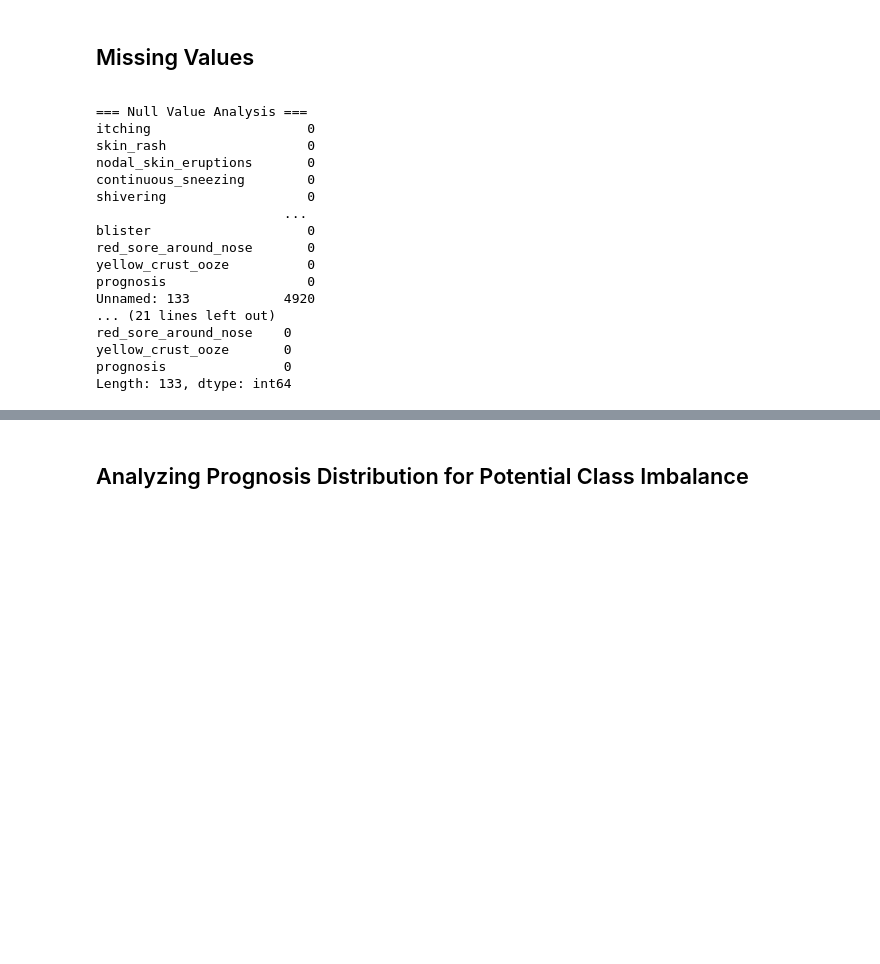
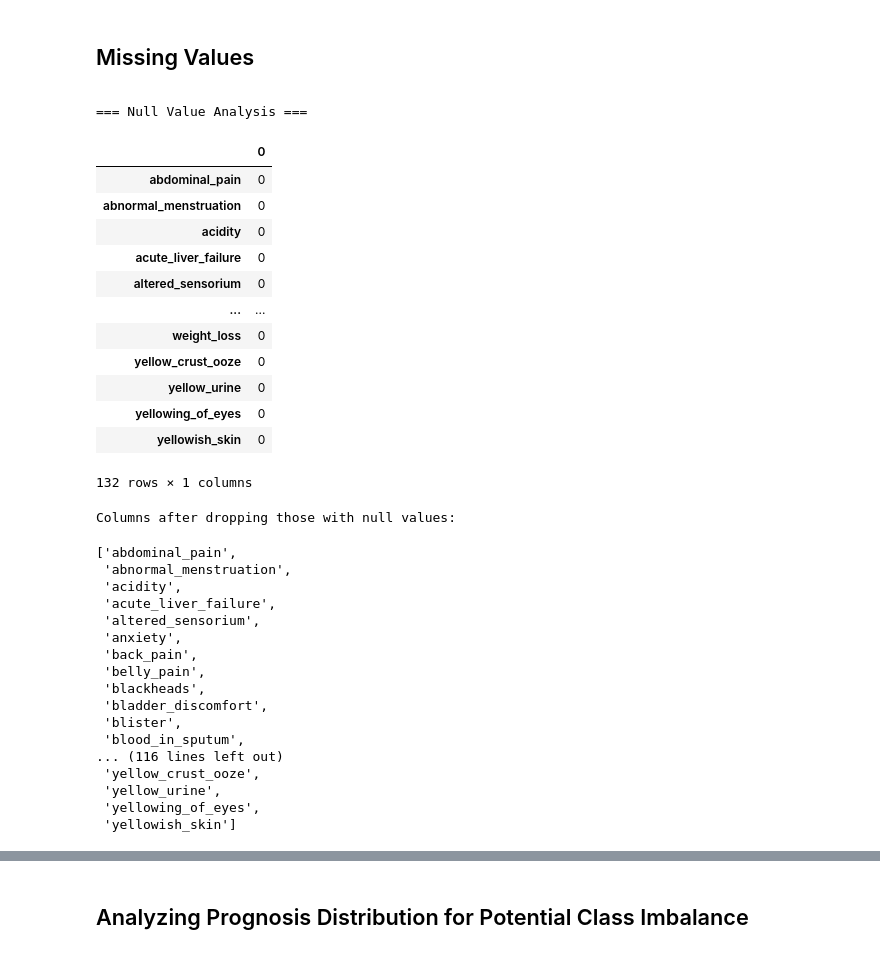
Before and after one commit to franklinen/disease_prediction, a Jupyter notebook: exploratory_analysis.ipynb, the cells around one changed output, grey strips where cells are left out. Drawn from its saved outputs; the diff is of its cells as text; code cells hidden in the pictures; blank space fills up the shorter version.

Commit message:
Slight alterations to output in exploratory analysis notebook.

```diff
--- a/exploratory_analysis.ipynb
+++ b/exploratory_analysis.ipynb
@@ -143,36 +155,47 @@ None
 # %% [markdown]
 ## Missing Values
 <a id="Missing-Values"></a>
+# %%
+# Check for null values
+print("\n=== Null Value Analysis ===")
+null_values = train_data.isnull().sum()
+null_values.to_frame()
+# %% [output]
+=== Null Value Analysis ===
+|  | 0 |
+| abdominal_pain | 0 |
+| abnormal_menstruation | 0 |
+| acidity | 0 |
+| acute_liver_failure | 0 |
+| altered_sensorium | 0 |
+| ... | ... |
+| weight_loss | 0 |
+| yellow_crust_ooze | 0 |
+| yellow_urine | 0 |
+| yellowing_of_eyes | 0 |
+| yellowish_skin | 0 |
+132 rows × 1 columns
 # %%
-# Check for null values
-print("\n=== Null Value Analysis ===")
-null_values = train_data.isnull().sum()
-print(null_values)
-
 # Drop columns with null values and print the cleaned dataset
 train_cleaned_columns = train_data.dropna(axis=1)
 print("\nColumns after dropping those with null values:")
-print(train_cleaned_columns.columns)
-
-# Check again for null values in the cleaned dataset
-print("\nNull values in the cleaned dataset:")
-null_values_cleaned = train_cleaned_columns.isnull().sum()
-print(null_values_cleaned)
+train_cleaned_columns.columns.tolist()
 # %% [output]
-=== Null Value Analysis ===
-itching                    0
-skin_rash                  0
-nodal_skin_eruptions       0
-continuous_sneezing        0
-shivering                  0
-                        ...
-blister                    0
-red_sore_around_nose       0
-yellow_crust_ooze          0
-prognosis                  0
-Unnamed: 133            4920
-... (21 lines left out)
-red_sore_around_nose    0
-yellow_crust_ooze       0
-prognosis               0
-Length: 133, dtype: int64
+Columns after dropping those with null values:
+['abdominal_pain',
+ 'abnormal_menstruation',
+ 'acidity',
+ 'acute_liver_failure',
+ 'altered_sensorium',
+ 'anxiety',
+ 'back_pain',
+ 'belly_pain',
+ 'blackheads',
+ 'bladder_discomfort',
+ 'blister',
+ 'blood_in_sputum',
+... (116 lines left out)
+ 'yellow_crust_ooze',
+ 'yellow_urine',
+ 'yellowing_of_eyes',
+ 'yellowish_skin']
```
Also changed, not shown: parts of 14 cells of this notebook.
